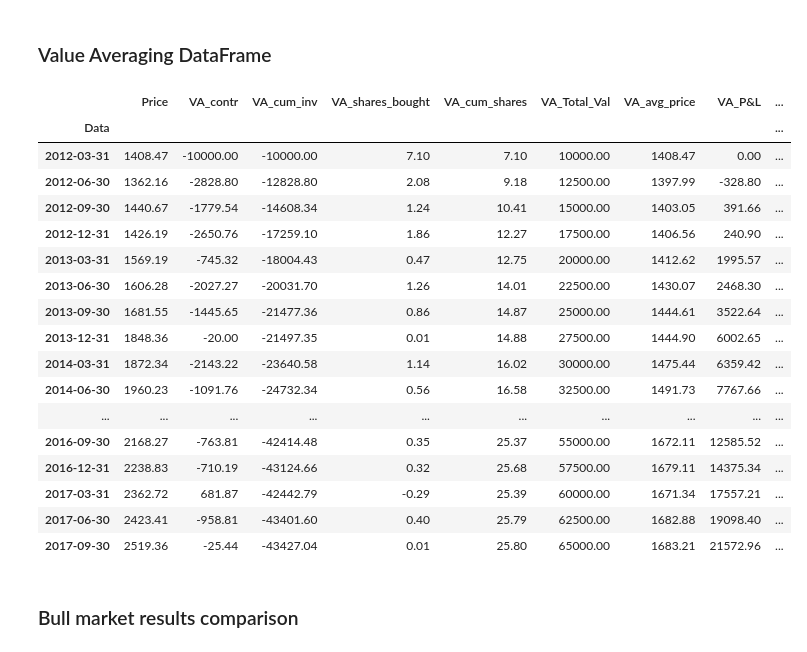
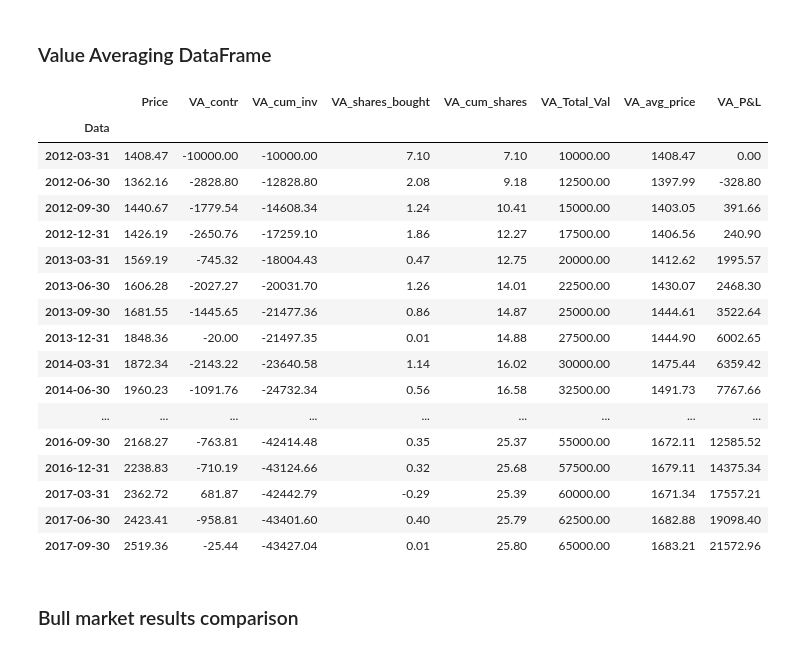
Before and after one commit to BuzuGit/Dollar-Cost-Averaging-vs-Value-Averaging-Analysis, a Jupyter notebook: Value Averaging Analysis.ipynb, the cells around one changed output. Drawn from its saved outputs; the diff is of its cells as text; code cells hidden in the pictures.

```diff
--- a/Value Averaging Analysis.ipynb
+++ b/Value Averaging Analysis.ipynb
@@ -94,7 +92,6 @@ def va_df_creator(df, **quess_val):
     for date, val in zip(dates, values):
         feed.append((date, val))
     va_xirr = financial.xirr(tuple(feed), guess=quess_val.get('guess_val',0.1))
-    va_df['VA_xirr'] = va_xirr
     va_df = va_df[['Price', 'VA_contr', 'VA_cum_inv', 'VA_shares_bought','VA_cum_shares',
-                   'VA_Total_Val', 'VA_avg_price', 'VA_P&L', 'VA_xirr']]
-    return va_df
+                   'VA_Total_Val', 'VA_avg_price', 'VA_P&L']]
+    return va_df, va_xirr
@@ -136,26 +154,26 @@ bull_dca
 # %% [markdown]
 ### Value Averaging DataFrame
 # %%
-bull_va = va_df_creator(bull_df)
+bull_va, bull_va_xirr = va_df_creator(bull_df)
 bull_va
 # %% [output]
-|  | Price | VA_contr | VA_cum_inv | VA_shares_bought | VA_cum_shares | VA_Total_Val | VA_avg_price | VA_P&L | ... |
-| Data |  |  |  |  |  |  |  |  | ... |
-| 2012-03-31 | 1408.47 | -10000.00 | -10000.00 | 7.10 | 7.10 | 10000.00 | 1408.47 | 0.00 | ... |
-| 2012-06-30 | 1362.16 | -2828.80 | -12828.80 | 2.08 | 9.18 | 12500.00 | 1397.99 | -328.80 | ... |
-| 2012-09-30 | 1440.67 | -1779.54 | -14608.34 | 1.24 | 10.41 | 15000.00 | 1403.05 | 391.66 | ... |
-| 2012-12-31 | 1426.19 | -2650.76 | -17259.10 | 1.86 | 12.27 | 17500.00 | 1406.56 | 240.90 | ... |
-| 2013-03-31 | 1569.19 | -745.32 | -18004.43 | 0.47 | 12.75 | 20000.00 | 1412.62 | 1995.57 | ... |
-| 2013-06-30 | 1606.28 | -2027.27 | -20031.70 | 1.26 | 14.01 | 22500.00 | 1430.07 | 2468.30 | ... |
-| 2013-09-30 | 1681.55 | -1445.65 | -21477.36 | 0.86 | 14.87 | 25000.00 | 1444.61 | 3522.64 | ... |
-| 2013-12-31 | 1848.36 | -20.00 | -21497.35 | 0.01 | 14.88 | 27500.00 | 1444.90 | 6002.65 | ... |
-| 2014-03-31 | 1872.34 | -2143.22 | -23640.58 | 1.14 | 16.02 | 30000.00 | 1475.44 | 6359.42 | ... |
-| 2014-06-30 | 1960.23 | -1091.76 | -24732.34 | 0.56 | 16.58 | 32500.00 | 1491.73 | 7767.66 | ... |
-| ... | ... | ... | ... | ... | ... | ... | ... | ... | ... |
-| 2016-09-30 | 2168.27 | -763.81 | -42414.48 | 0.35 | 25.37 | 55000.00 | 1672.11 | 12585.52 | ... |
-| 2016-12-31 | 2238.83 | -710.19 | -43124.66 | 0.32 | 25.68 | 57500.00 | 1679.11 | 14375.34 | ... |
-| 2017-03-31 | 2362.72 | 681.87 | -42442.79 | -0.29 | 25.39 | 60000.00 | 1671.34 | 17557.21 | ... |
-| 2017-06-30 | 2423.41 | -958.81 | -43401.60 | 0.40 | 25.79 | 62500.00 | 1682.88 | 19098.40 | ... |
-| 2017-09-30 | 2519.36 | -25.44 | -43427.04 | 0.01 | 25.80 | 65000.00 | 1683.21 | 21572.96 | ... |
+|  | Price | VA_contr | VA_cum_inv | VA_shares_bought | VA_cum_shares | VA_Total_Val | VA_avg_price | VA_P&L |
+| Data |  |  |  |  |  |  |  |  |
+| 2012-03-31 | 1408.47 | -10000.00 | -10000.00 | 7.10 | 7.10 | 10000.00 | 1408.47 | 0.00 |
+| 2012-06-30 | 1362.16 | -2828.80 | -12828.80 | 2.08 | 9.18 | 12500.00 | 1397.99 | -328.80 |
+| 2012-09-30 | 1440.67 | -1779.54 | -14608.34 | 1.24 | 10.41 | 15000.00 | 1403.05 | 391.66 |
+| 2012-12-31 | 1426.19 | -2650.76 | -17259.10 | 1.86 | 12.27 | 17500.00 | 1406.56 | 240.90 |
+| 2013-03-31 | 1569.19 | -745.32 | -18004.43 | 0.47 | 12.75 | 20000.00 | 1412.62 | 1995.57 |
+| 2013-06-30 | 1606.28 | -2027.27 | -20031.70 | 1.26 | 14.01 | 22500.00 | 1430.07 | 2468.30 |
+| 2013-09-30 | 1681.55 | -1445.65 | -21477.36 | 0.86 | 14.87 | 25000.00 | 1444.61 | 3522.64 |
+| 2013-12-31 | 1848.36 | -20.00 | -21497.35 | 0.01 | 14.88 | 27500.00 | 1444.90 | 6002.65 |
+| 2014-03-31 | 1872.34 | -2143.22 | -23640.58 | 1.14 | 16.02 | 30000.00 | 1475.44 | 6359.42 |
+| 2014-06-30 | 1960.23 | -1091.76 | -24732.34 | 0.56 | 16.58 | 32500.00 | 1491.73 | 7767.66 |
+| ... | ... | ... | ... | ... | ... | ... | ... | ... |
+| 2016-09-30 | 2168.27 | -763.81 | -42414.48 | 0.35 | 25.37 | 55000.00 | 1672.11 | 12585.52 |
+| 2016-12-31 | 2238.83 | -710.19 | -43124.66 | 0.32 | 25.68 | 57500.00 | 1679.11 | 14375.34 |
+| 2017-03-31 | 2362.72 | 681.87 | -42442.79 | -0.29 | 25.39 | 60000.00 | 1671.34 | 17557.21 |
+| 2017-06-30 | 2423.41 | -958.81 | -43401.60 | 0.40 | 25.79 | 62500.00 | 1682.88 | 19098.40 |
+| 2017-09-30 | 2519.36 | -25.44 | -43427.04 | 0.01 | 25.80 | 65000.00 | 1683.21 | 21572.96 |
 # %% [markdown]
 ### Bull market results comparison
```
Also changed, not shown: parts of 15 cells of this notebook.
